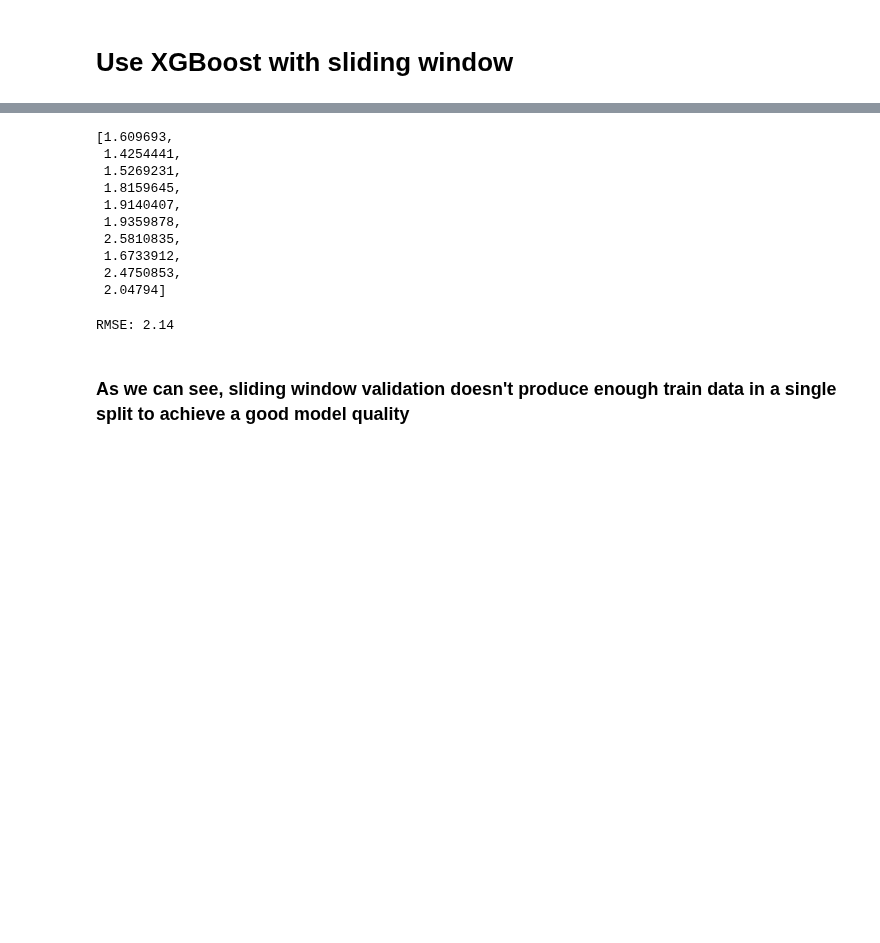
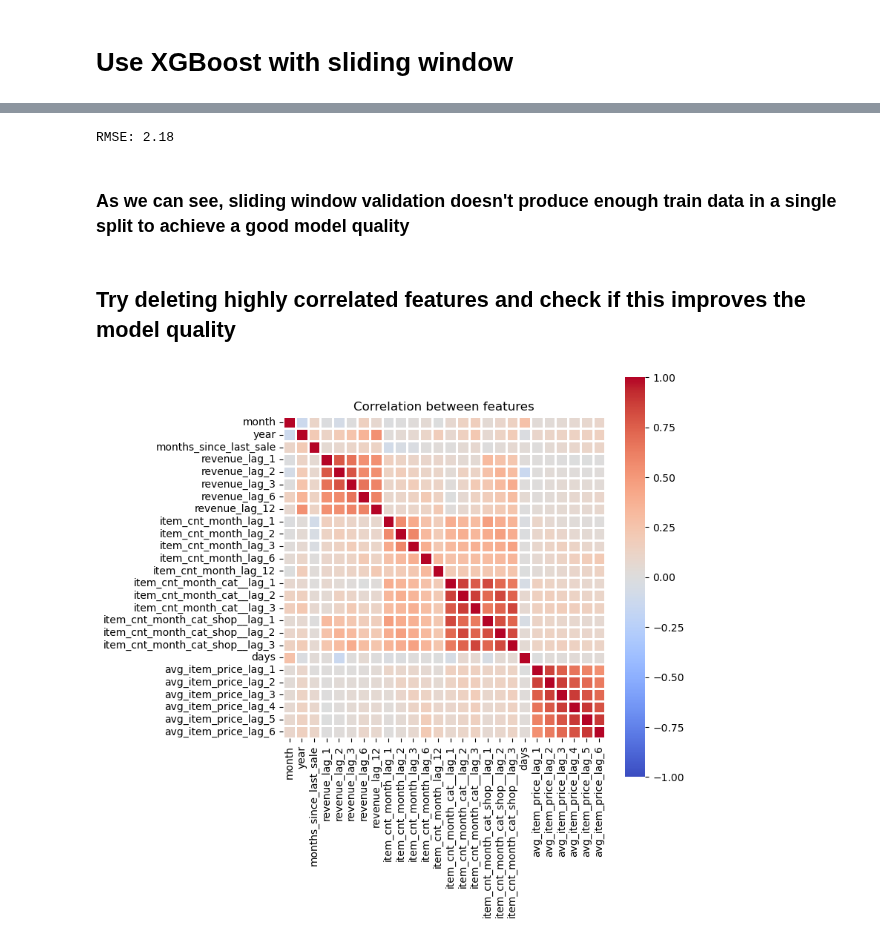
Before and after one commit to Alexennk/ml-ds-practice, a Jupyter notebook: notebooks/validate_notebook.ipynb, the cells around one changed output, grey strips where cells are left out. Cells and saved outputs as stored; diff of their text form; code cells hidden in the pictures; blank space fills up the shorter version.

Commit message:
DS-2.1 Baseline modeling pt.1
Changes:
- added heatmap and deleted highly correlated lagged features
- added feature importances calculation

```diff
--- a/notebooks/validate_notebook.ipynb
+++ b/notebooks/validate_notebook.ipynb
@@ -355,19 +330,19 @@ RMSE: 2.05
-# %%
-scores
-# %% [output]
-[1.609693,
- 1.4254441,
- 1.5269231,
- 1.8159645,
- 1.9140407,
- 1.9359878,
- 2.5810835,
- 1.6733912,
- 2.4750853,
- 2.04794]
 # %%
-print(f"RMSE: {np.mean(scores[5:]):.2f}")
+print(f"RMSE: {np.mean(scores):.2f}")
 # %% [output]
-RMSE: 2.14
+RMSE: 2.18
 # %% [markdown]
 ### As we can see, **sliding window validation** doesn't produce enough **train data** in a single split to achieve a good model quality
+# %% [markdown]
+## Try deleting highly correlated features and check if this improves the model quality
+# %%
+import seaborn as sns
+
+numeric_train_df = X.copy()
+numeric_train_df.drop(['date_block_num', 'item_id', 'item_category_id', 'shop_id'], axis=1, inplace=True)
+f, ax = plt.subplots()
+f.set_size_inches(7, 7)
+ax.set_title("Correlation between features")
+sns.heatmap(numeric_train_df.corr(), vmin=-1, vmax=1, center=0, cmap='coolwarm', linewidths=2, square=True);
+# %% [output]
+[figure, added]
```
Also changed, not shown: parts of 34 cells of this notebook.
